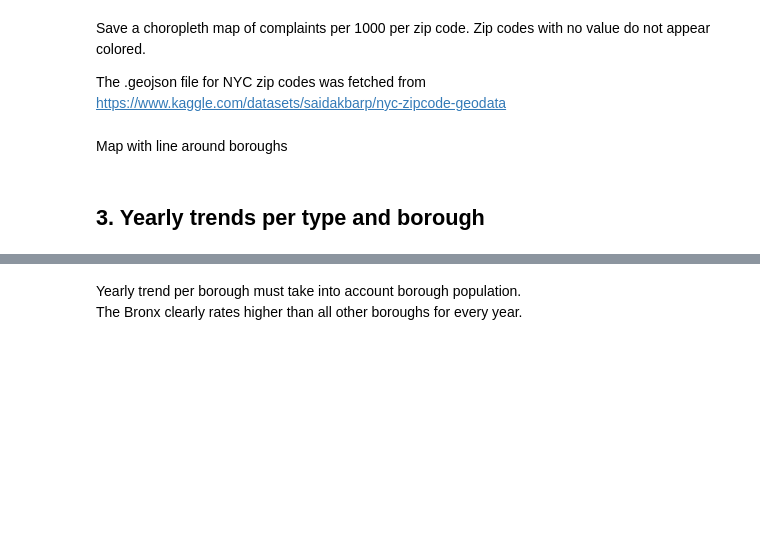
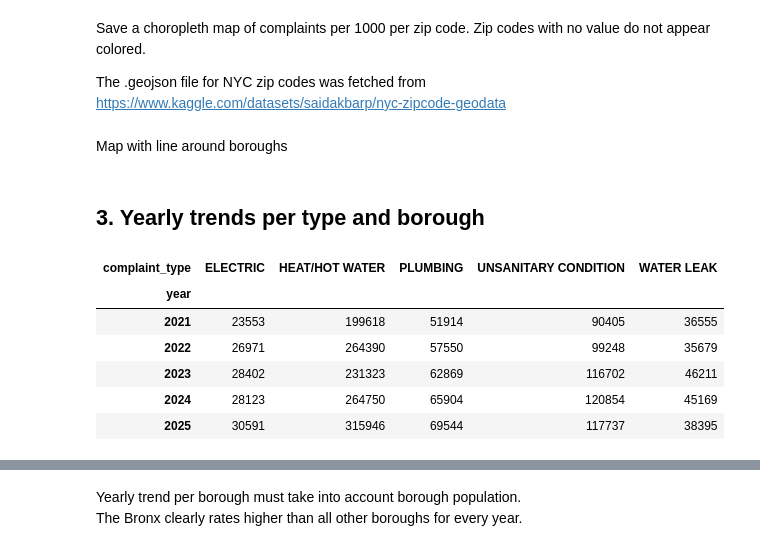
Before and after one commit to mariatmvendas/sdata_project, a Jupyter notebook: analysis_complaints.ipynb, the cells around one changed output, grey strips where cells are left out. Saved outputs shown, nothing was run; the diff lists cells and outputs as text; code cells hidden in the pictures; blank space fills up the shorter version.

```diff
--- a/analysis_complaints.ipynb
+++ b/analysis_complaints.ipynb
@@ -308,7 +308,15 @@ fig.write_html("data/visualizations/complaints/zip_complaints_map_test.html")
 # %% [markdown]
 ## 3. Yearly trends per type and borough
 # %%
-# df_complaints["year"] = df_complaints["created_date"].dt.year
-# year_type = df_complaints.groupby(["year", "complaint_type"]).size().unstack(fill_value=0)
-# year_type
+df_complaints["year"] = df_complaints["created_date"].dt.year
+year_type = df_complaints.groupby(["year", "complaint_type"]).size().unstack(fill_value=0)
+year_type
+# %% [output]
+| complaint_type | ELECTRIC | HEAT/HOT WATER | PLUMBING | UNSANITARY CONDITION | WATER LEAK |
+| year |  |  |  |  |  |
+| 2021 | 23553 | 199618 | 51914 | 90405 | 36555 |
+| 2022 | 26971 | 264390 | 57550 | 99248 | 35679 |
+| 2023 | 28402 | 231323 | 62869 | 116702 | 46211 |
+| 2024 | 28123 | 264750 | 65904 | 120854 | 45169 |
+| 2025 | 30591 | 315946 | 69544 | 117737 | 38395 |
 # %%
```
Also changed, not shown: parts of 8 cells of this notebook, 6 other files.
